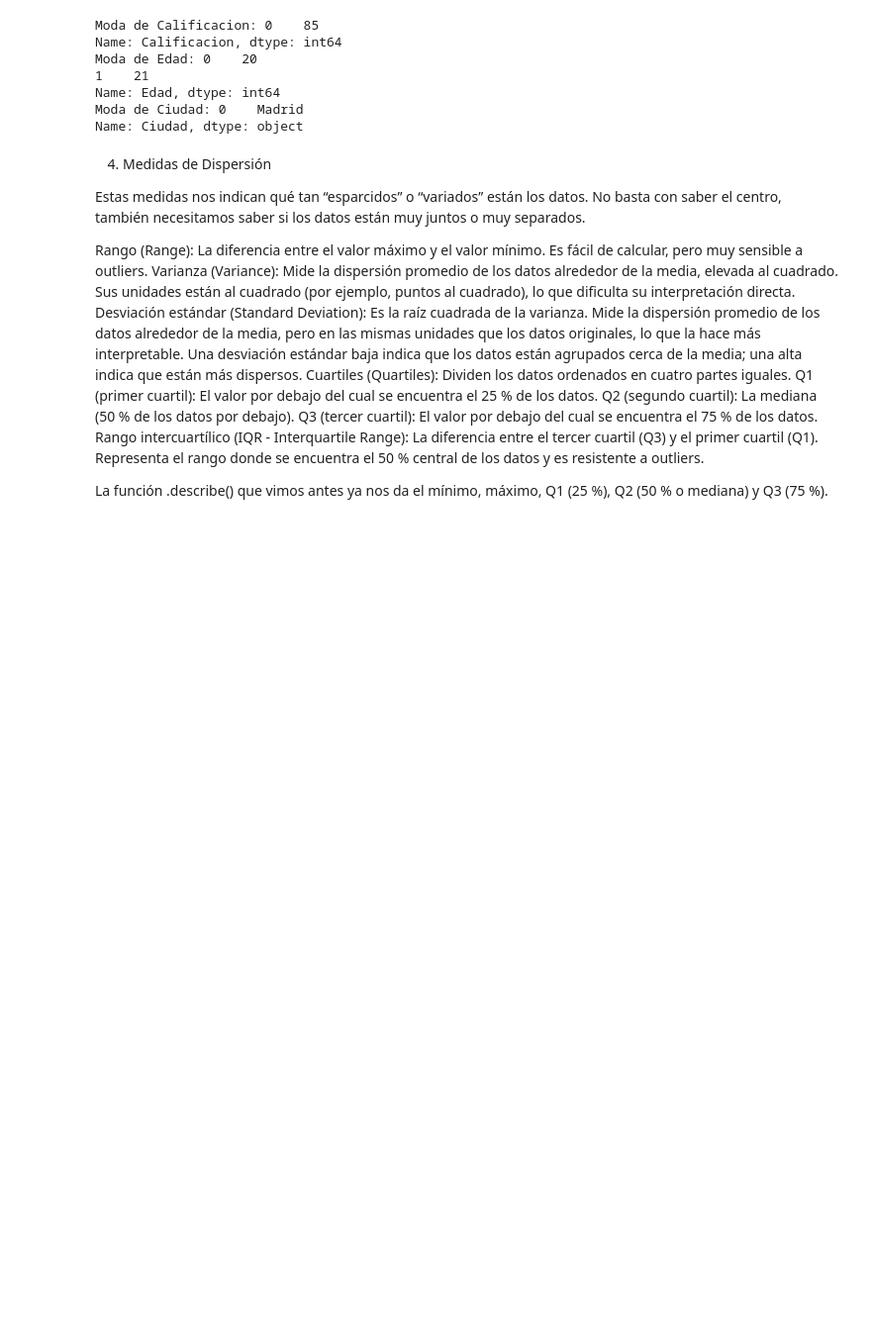
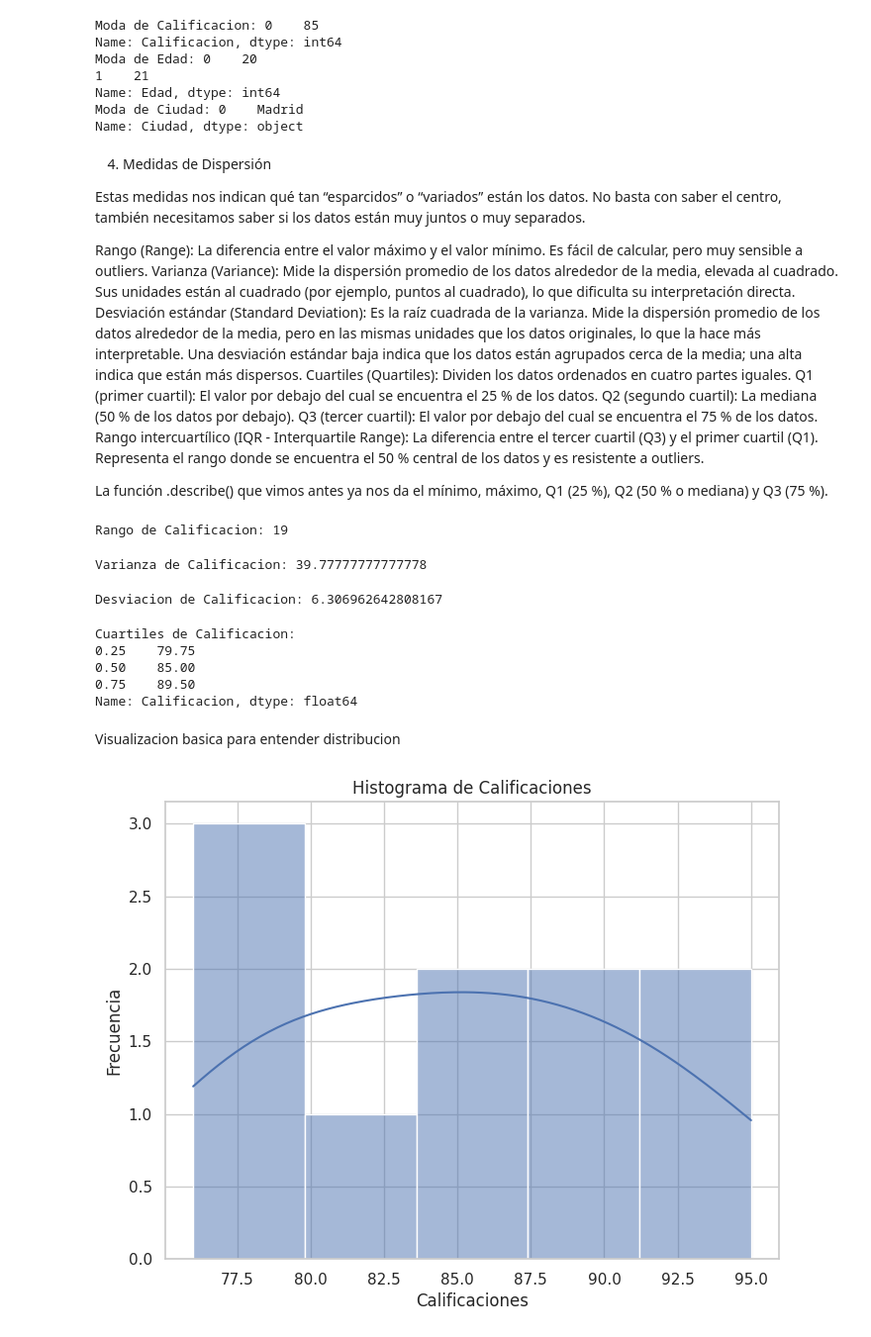
Before and after one commit to brunobobadilla06/Practica---Ciencia-de-Datos-I, a Jupyter notebook: Practica_4.ipynb, the cells around one changed output. Shown at 99% size. Drawn from its saved outputs; the diff is of its cells as text; code cells hidden in the pictures; blank space fills up the shorter version.

```diff
--- a/Practica_4.ipynb
+++ b/Practica_4.ipynb
@@ -215,3 +215,52 @@ Q3 (tercer cuartil): El valor por debajo del cual se encuentra el 75 % de los da
 Rango intercuartílico (IQR - Interquartile Range): La diferencia entre el tercer cuartil (Q3) y el primer cuartil (Q1). Representa el rango donde se encuentra el 50 % central de los datos y es resistente a outliers.
 
 La función .describe() que vimos antes ya nos da el mínimo, máximo, Q1 (25 %), Q2 (50 % o mediana) y Q3 (75 %).
+# %%
+# Rango
+# Calcular el max y min de la calificacion
+rango_calificacion = df_estudiantes['Calificacion'].max() - df_estudiantes['Calificacion'].min()
+print("Rango de Calificacion:", rango_calificacion)
+# %% [output]
+Rango de Calificacion: 19
+# %%
+# Varianza
+# De las calificaciones
+varianza_calificacion = df_estudiantes['Calificacion'].var()
+print("Varianza de Calificacion:", varianza_calificacion)
+# %% [output]
+Varianza de Calificacion: 39.77777777777778
+# %%
+# Desviacion estandar
+# Delas calificaciones
+desviacion_calificacion = df_estudiantes['Calificacion'].std()
+print("Desviacion de Calificacion:", desviacion_calificacion)
+# %% [output]
+Desviacion de Calificacion: 6.306962642808167
+# %%
+# Cualtiles e IQR
+# Calificaciones
+cuartiles_calificacion = df_estudiantes['Calificacion'].quantile([0.25, 0.5, 0.75])
+print("Cuartiles de Calificacion:")
+print(cuartiles_calificacion)
+# %% [output]
+Cuartiles de Calificacion:
+0.25    79.75
+0.50    85.00
+0.75    89.50
+Name: Calificacion, dtype: float64
+# %% [markdown]
+Visualizacion basica para entender distribucion
+# %%
+# Histograma de calificaciones
+plt.figure(figsize=(8, 6))
+sns.histplot(data=df_estudiantes, x='Calificacion', kde=True)
+plt.title('Histograma de Calificaciones')
+plt.xlabel('Calificaciones')
+plt.ylabel('Frecuencia')
+plt.show()
+
+# Observaciones del histograma
+# Parece haber una concentracion de calificacines alrededor der 85-90
+# La distribucion no es perfectamente simetrica, quizas ligeramente sesgada a la izquierda (cola mas larga hacia valores bajos)
+# %% [output]
+[figure, added]
```
Also changed, not shown: parts of 1 cell of this notebook.
